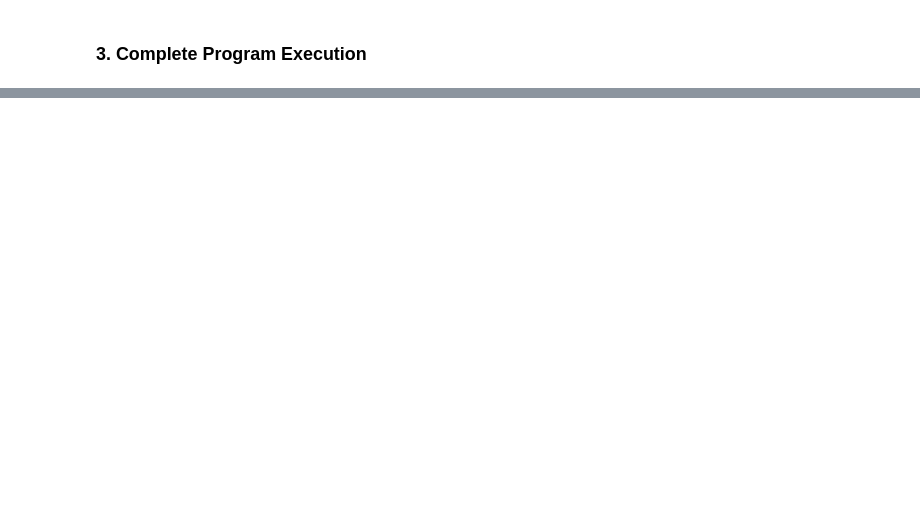
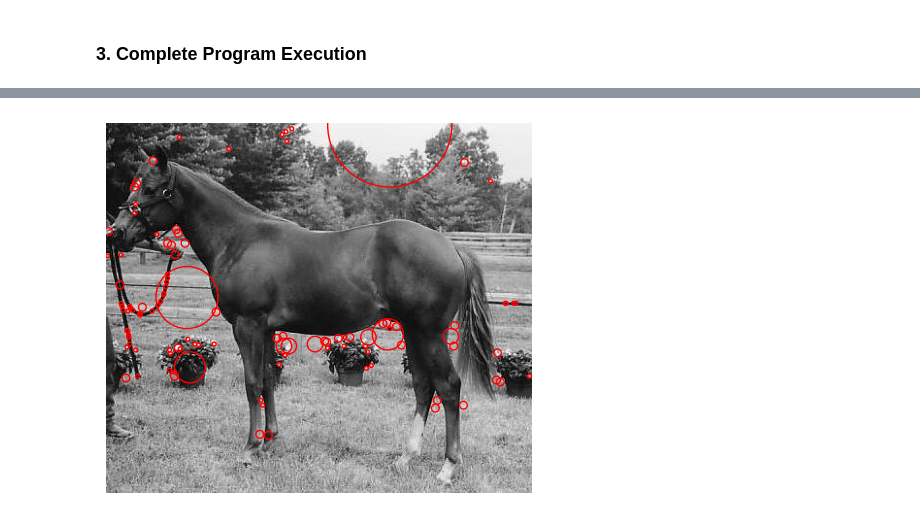
Before and after one commit to francescoS01/Blob_detection, a Jupyter notebook: blob_detection.ipynb, the cells around one changed output, grey strips where cells are left out. Cells and saved outputs as stored; diff of their text form; code cells hidden in the pictures; blank space fills up the shorter version.

```diff
--- a/blob_detection.ipynb
+++ b/blob_detection.ipynb
@@ -232,0 +267,6 @@ prova
+# %%
+# image 3
+image_path = "blob_detection/image/horse043.png"
+blob_detection(sigmas, image_path, num_max)
+# %% [output]
+[figure, added]
```
Also changed, not shown: parts of 22 cells of this notebook.
